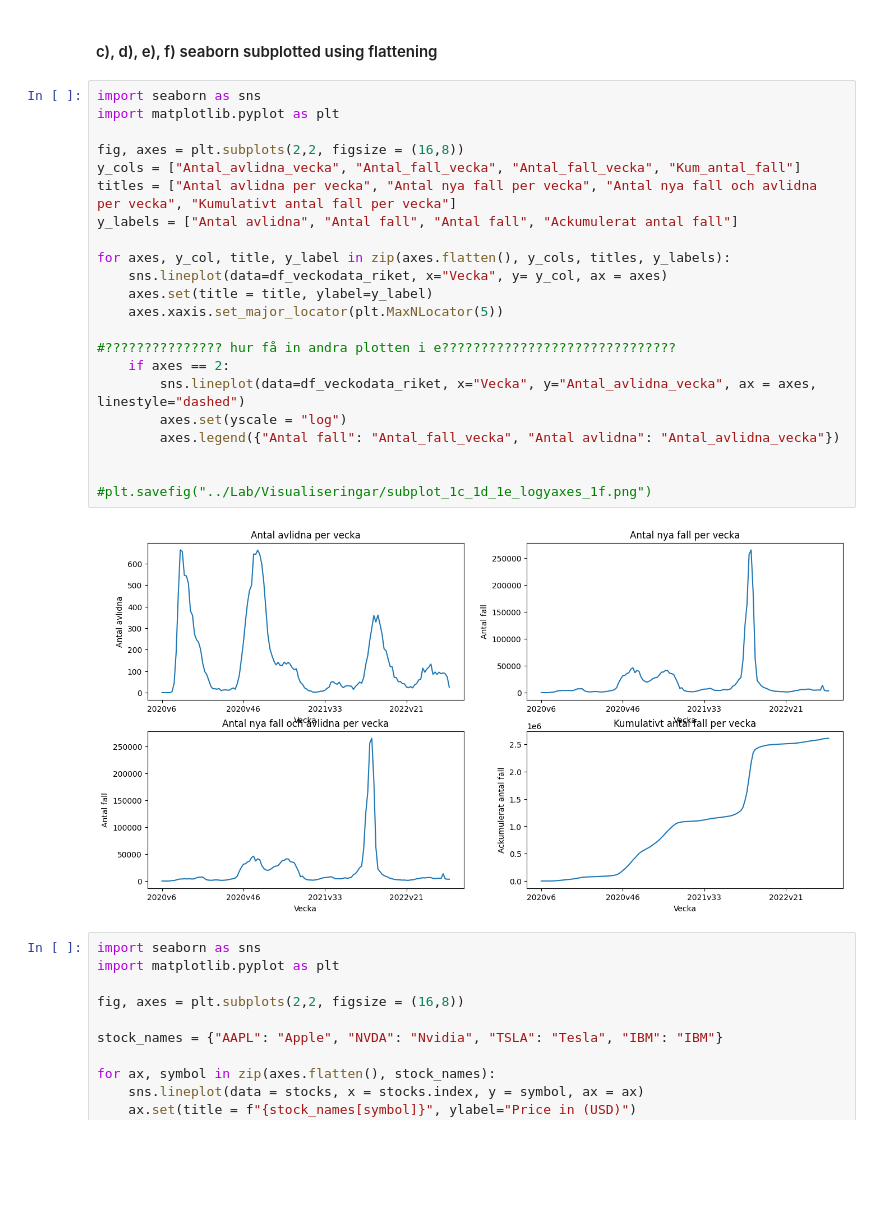
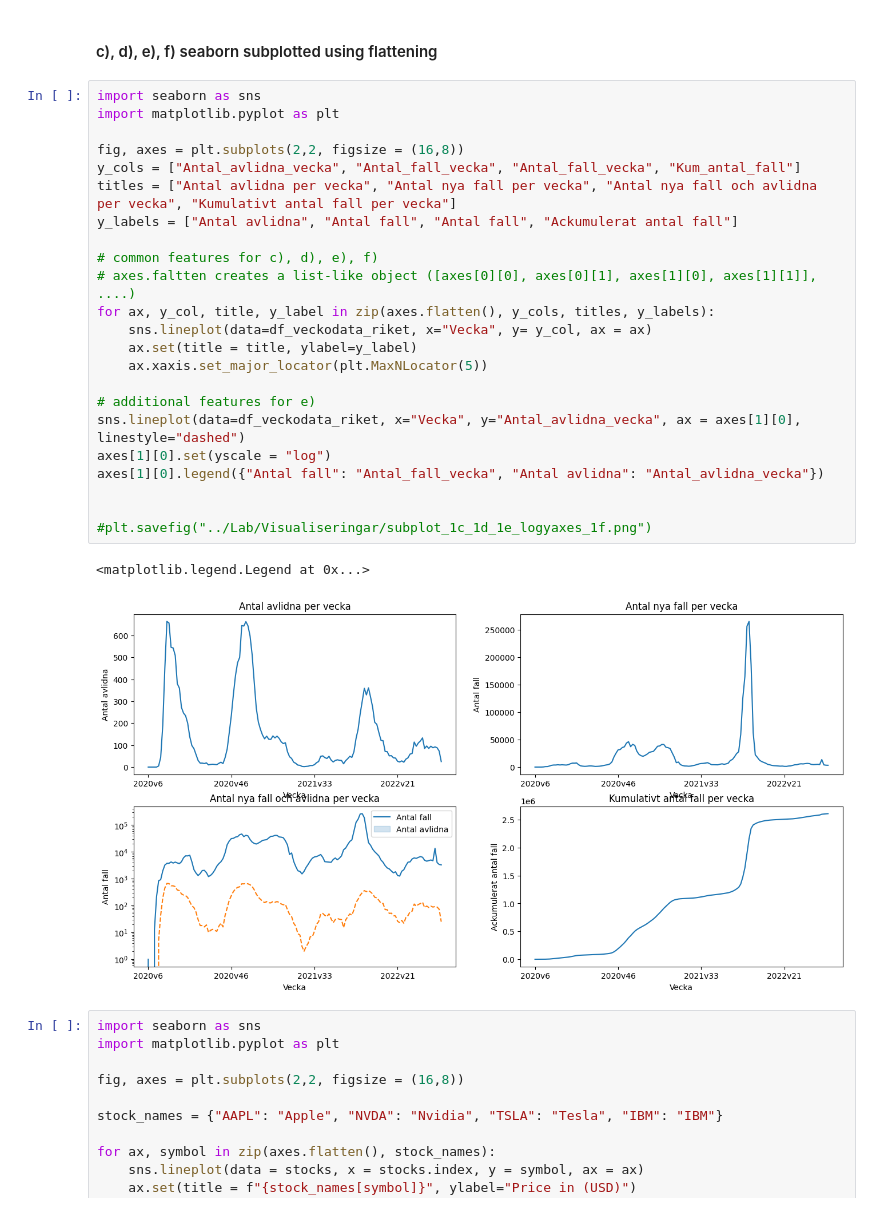
Before and after one commit to DorotaBjoorn/Databehandling-Dorota-Bjoorn, a Jupyter notebook: Lab/Lab_uppg01.ipynb, the cells around one changed output. Drawn from its saved outputs; the diff is of its cells as text; blank space fills up the shorter version.

Commit message:
subplotting with flatten - finalized

```diff
--- a/Lab/Lab_uppg01.ipynb
+++ b/Lab/Lab_uppg01.ipynb
@@ -220,27 +220,29 @@ plt.savefig("../Lab/Visualiseringar/subplot_1c_1d_1e_2yaxes_1f.png")
 # %%
 import seaborn as sns
 import matplotlib.pyplot as plt
 
 fig, axes = plt.subplots(2,2, figsize = (16,8))
 y_cols = ["Antal_avlidna_vecka", "Antal_fall_vecka", "Antal_fall_vecka", "Kum_antal_fall"]
 titles = ["Antal avlidna per vecka", "Antal nya fall per vecka", "Antal nya fall och avlidna per vecka", "Kumulativt antal fall per vecka"]
 y_labels = ["Antal avlidna", "Antal fall", "Antal fall", "Ackumulerat antal fall"]
 
-for axes, y_col, title, y_label in zip(axes.flatten(), y_cols, titles, y_labels):
-    sns.lineplot(data=df_veckodata_riket, x="Vecka", y= y_col, ax = axes)
-    axes.set(title = title, ylabel=y_label)
-    axes.xaxis.set_major_locator(plt.MaxNLocator(5))
+# common features for c), d), e), f)
+# axes.faltten creates a list-like object ([axes[0][0], axes[0][1], axes[1][0], axes[1][1]], ....)
+for ax, y_col, title, y_label in zip(axes.flatten(), y_cols, titles, y_labels):
+    sns.lineplot(data=df_veckodata_riket, x="Vecka", y= y_col, ax = ax)
+    ax.set(title = title, ylabel=y_label)
+    ax.xaxis.set_major_locator(plt.MaxNLocator(5))
 
-#??????????????? hur få in andra plotten i e??????????????????????????????
-    if axes == 2:
-        sns.lineplot(data=df_veckodata_riket, x="Vecka", y="Antal_avlidna_vecka", ax = axes, linestyle="dashed")
-        axes.set(yscale = "log")
-        axes.legend({"Antal fall": "Antal_fall_vecka", "Antal avlidna": "Antal_avlidna_vecka"})
+# additional features for e)
+sns.lineplot(data=df_veckodata_riket, x="Vecka", y="Antal_avlidna_vecka", ax = axes[1][0], linestyle="dashed")
+axes[1][0].set(yscale = "log")
+axes[1][0].legend({"Antal fall": "Antal_fall_vecka", "Antal avlidna": "Antal_avlidna_vecka"})
 
 
 #plt.savefig("../Lab/Visualiseringar/subplot_1c_1d_1e_logyaxes_1f.png")
 # %% [output]
+<matplotlib.legend.Legend at 0x...>
-[figure, old version]
+[figure, new version]
 # %%
 import seaborn as sns
 import matplotlib.pyplot as plt
```
